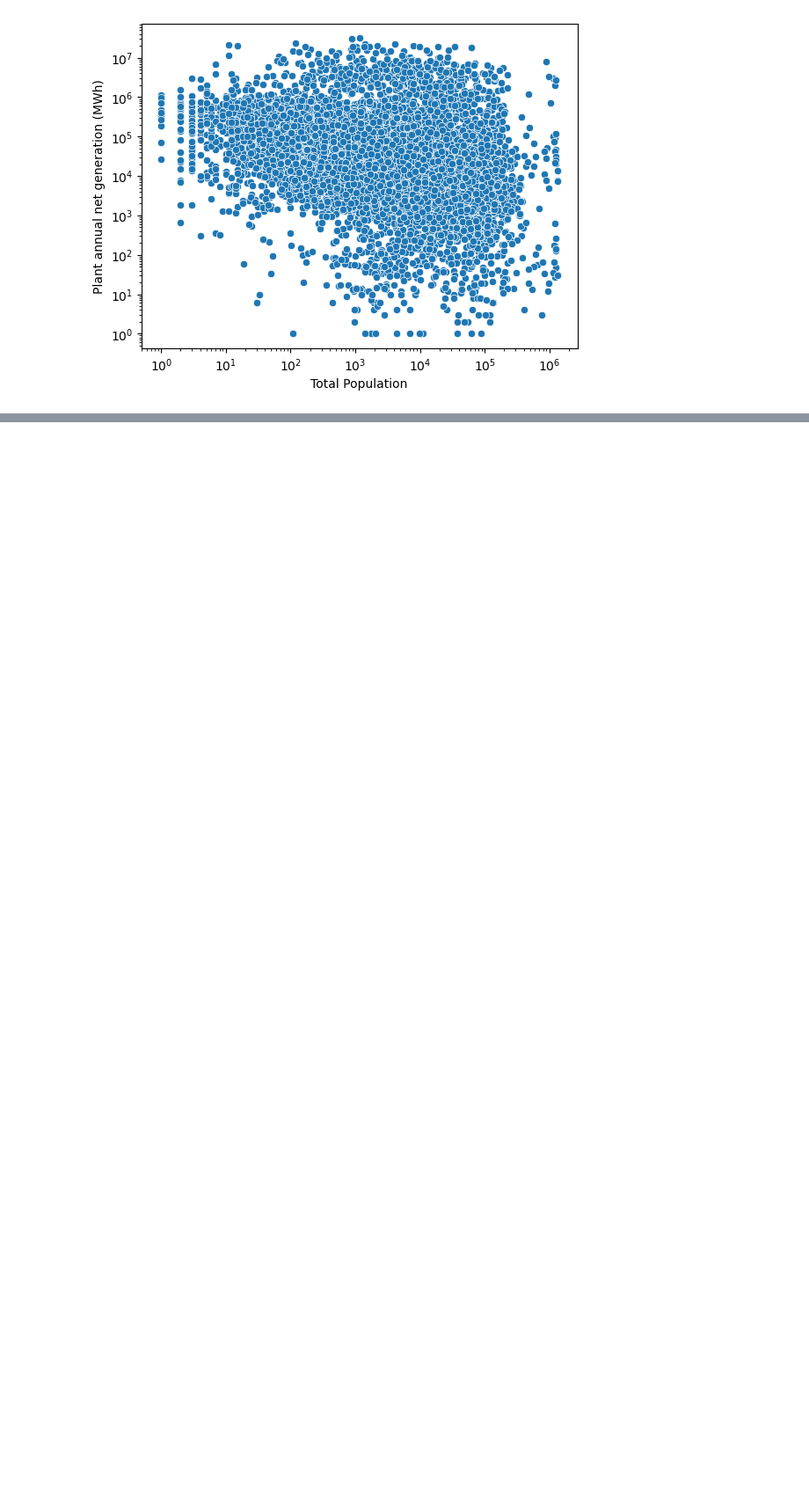
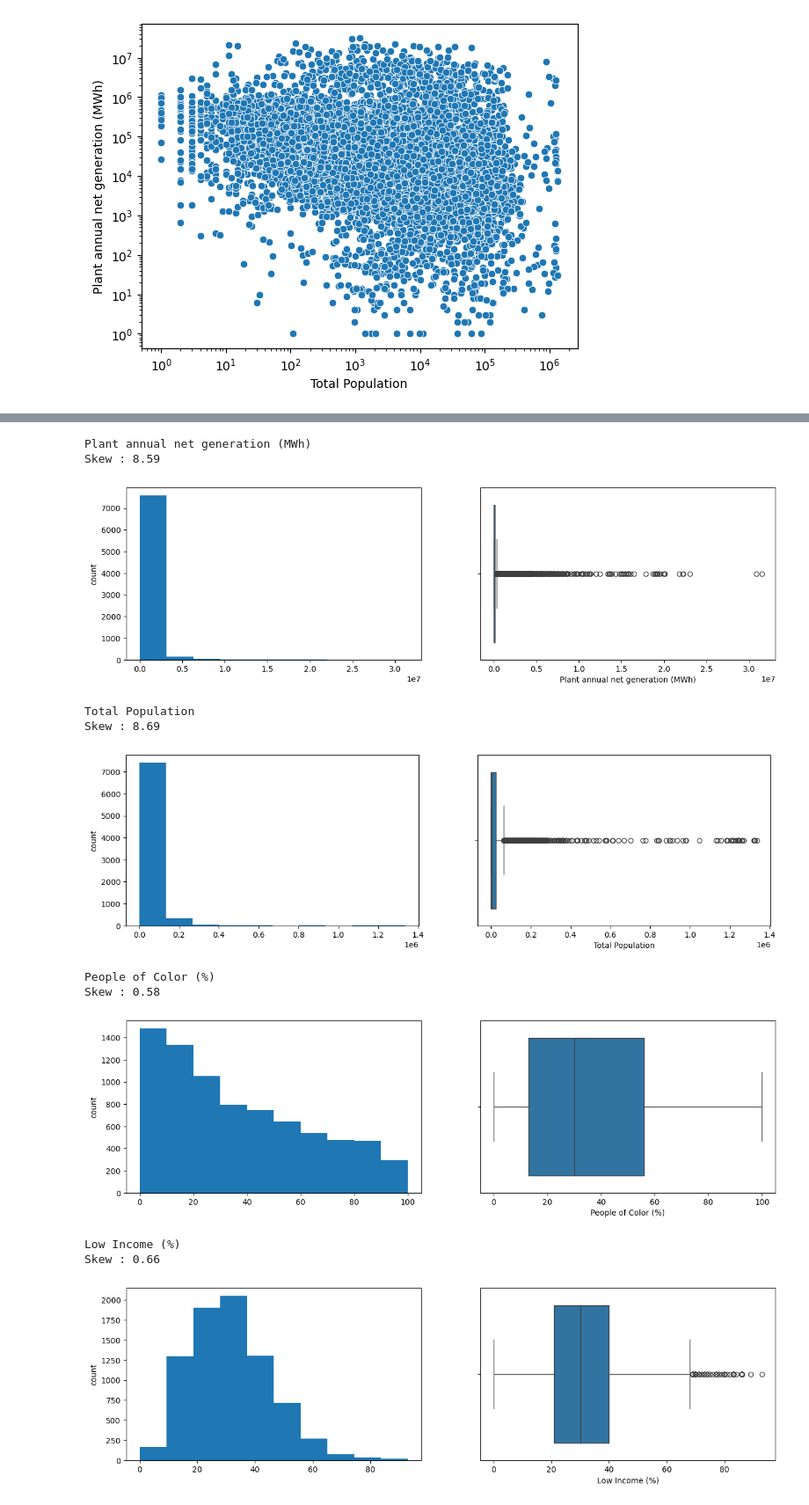
Before and after one commit to reilyfairchild/Data102_Final_Project, a Jupyter notebook: dataset_3_EDA.ipynb, the cells around one changed output, grey strips where cells are left out. Shown at 88% size. Drawn from its saved outputs; the diff is of its cells as text; code cells hidden in the pictures; blank space fills up the shorter version.

```diff
--- a/dataset_3_EDA.ipynb
+++ b/dataset_3_EDA.ipynb
@@ -310,0 +286,7 @@ There appears to be an exponential relationship between CO2 and population, whic
+# %%
+cat_cols=egridf.select_dtypes(include=['object']).columns
+num_cols = egridf.select_dtypes(include=np.number).columns.tolist()
+print("Categorical Variables:")
+print(cat_cols)
+print("Numerical Variables:")
+print(num_cols)
@@ -310,0 +298,24 @@ There appears to be an exponential relationship between CO2 and population, whic
+# %%
+for col in num_cols:
+    print(col)
+    print('Skew :', round(egridf[col].skew(), 2))
+    plt.figure(figsize = (15, 4))
+    plt.subplot(1, 2, 1)
+    egridf[col].hist(grid=False)
+    plt.ylabel('count')
+    plt.subplot(1, 2, 2)
+    sns.boxplot(x=egridf[col])
+    plt.show()
+# %% [output]
+Plant annual net generation (MWh)
+Skew : 8.59
+[figure, added]
+Total Population
+Skew : 8.69
+[figure, added]
+People of Color (%)
+Skew : 0.58
+[figure, added]
+Low Income (%)
+Skew : 0.66
+[figure, added]
```
Also changed, not shown: parts of 16 cells of this notebook.
